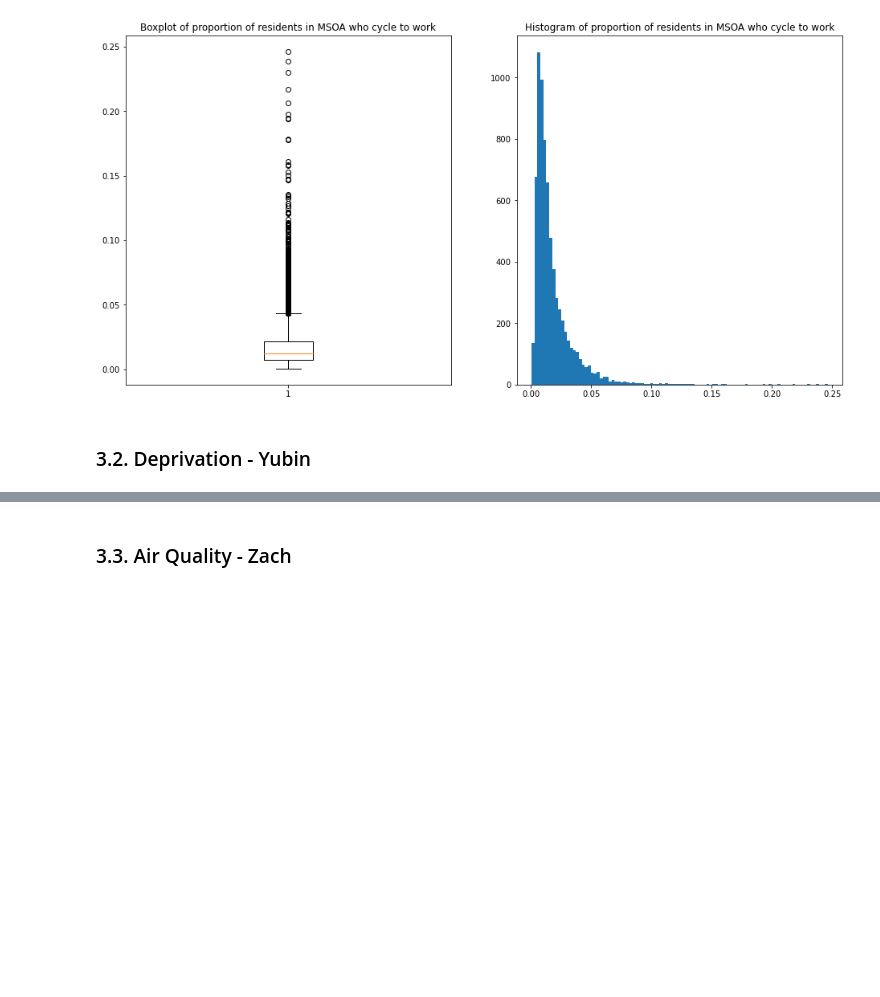
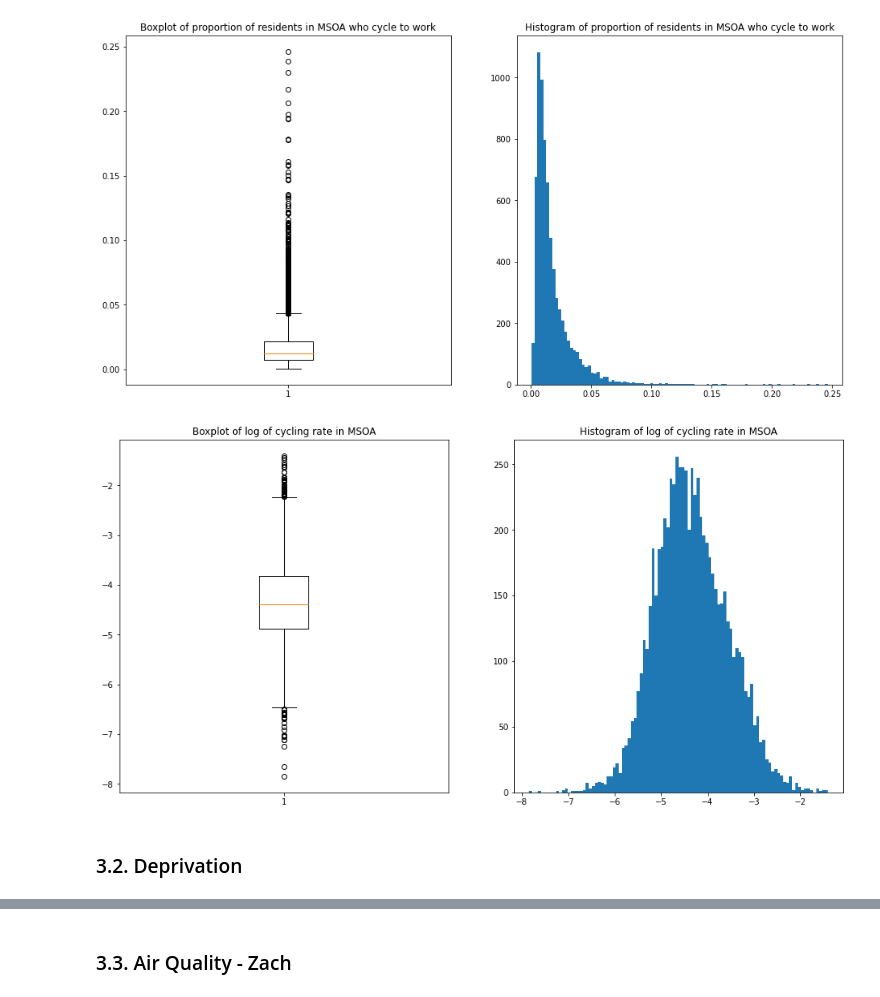
Before and after one commit to ZacharyP-E/qm_group25, a Jupyter notebook: qm_group_code.ipynb, the cells around one changed output, grey strips where cells are left out. Saved outputs shown, nothing was run; the diff lists cells and outputs as text; code cells hidden in the pictures; blank space fills up the shorter version.

```diff
--- a/qm_group_code.ipynb
+++ b/qm_group_code.ipynb
@@ -201,5 +218,21 @@ ax2.set_title("Histogram of proportion of residents in MSOA who cycle to work")
 plt.show()
 # %% [output]
 [figure]
+# %%
+#Try normalising the cycling data?
+#Applying a log function to the data
+cycletowork["log_cyclingrate"] = np.log(cycletowork["cycling_rate"])
+
+#Recreate plots with log values
+fig, (ax1, ax2) = plt.subplots(1, 2, figsize=(16,8))
+ax1.boxplot(cycletowork.log_cyclingrate,
+           vert = True)
+ax1.set_title("Boxplot of log of cycling rate in MSOA")
+ax2.hist(cycletowork.log_cyclingrate,
+        bins = 100)
+ax2.set_title("Histogram of log of cycling rate in MSOA")
+plt.show()
+# %% [output]
+[figure, added]
 # %% [markdown]
-### 3.2. Deprivation - Yubin
+### 3.2. Deprivation
```
Also changed, not shown: parts of 23 cells of this notebook, 1 other file.
